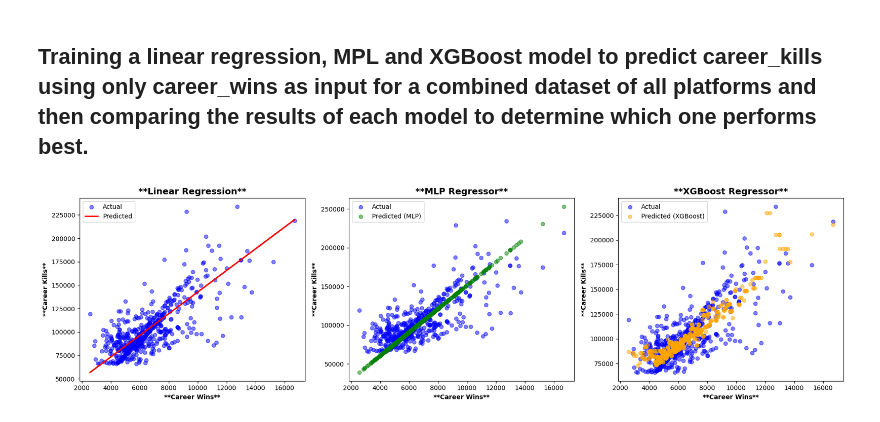
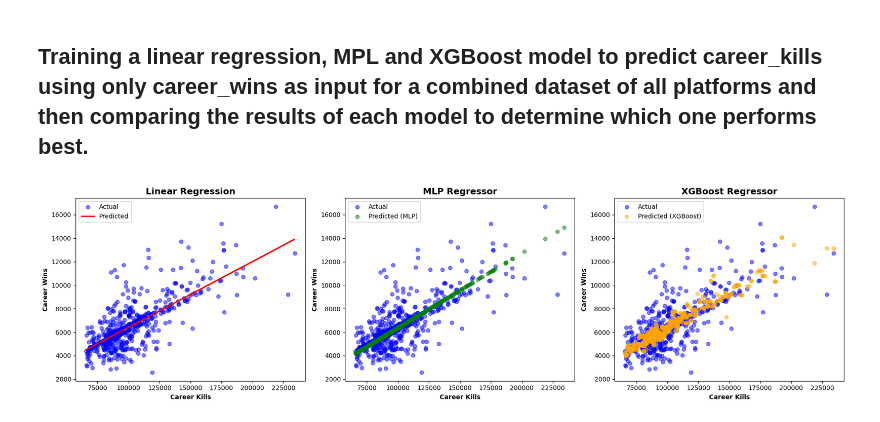
Before and after one commit to AltaafAlly/Apex-Legends-Dataset, a Jupyter notebook: Career_Stats_Dataset/Dataset_Individual.ipynb, the cells around one changed output. Drawn from its saved outputs; the diff is of its cells as text; code cells hidden in the pictures.

Commit message:
Added Legends model

```diff
--- a/Career_Stats_Dataset/Dataset_Individual.ipynb
+++ b/Career_Stats_Dataset/Dataset_Individual.ipynb
@@ -155,72 +155,72 @@ import matplotlib.pyplot as plt
 combined_df = pd.concat([pc_df, ps4_df, xbox_df], ignore_index=True)
 combined_df['platform'] = combined_df['platform'].astype('category').cat.codes  # Encode platform as numeric
 
-# Linear regression: Predict career_kills using only career_wins as input
-X_wins = combined_df[['career_wins']]
-y_kills = combined_df['career_kills']
+# Predict career_wins using only career_kills as input
+X_kills = combined_df[['career_kills']]
+y_wins = combined_df['career_wins']
 
 # Split into train and test sets
-X_train_wins, X_test_wins, y_train_kills, y_test_kills = train_test_split(X_wins, y_kills, test_size=0.2, random_state=42)
+X_train_kills, X_test_kills, y_train_wins, y_test_wins = train_test_split(X_kills, y_wins, test_size=0.2, random_state=42)
 
 # Train linear regression model
-lr_wins = LinearRegression()
-lr_wins.fit(X_train_wins, y_train_kills)
-y_pred_kills = lr_wins.predict(X_test_wins)
+lr_kills = LinearRegression()
+lr_kills.fit(X_train_kills, y_train_wins)
+y_pred_wins_lr = lr_kills.predict(X_test_kills)
 
-# MLP: Predict career_kills using only career_wins as input
-mlp_wins = MLPRegressor(hidden_layer_sizes=(64, 32), max_iter=500, random_state=42)
-mlp_wins.fit(X_train_wins, y_train_kills)
-y_pred_kills_mlp = mlp_wins.predict(X_test_wins)
+# MLP: Predict career_wins using only career_kills as input
+mlp_kills = MLPRegressor(hidden_layer_sizes=(64, 32), max_iter=500, random_state=42)
+mlp_kills.fit(X_train_kills, y_train_wins)
+y_pred_wins_mlp = mlp_kills.predict(X_test_kills)
 
-# XGBoost: Predict career_kills using only career_wins as input
-xgb_wins = XGBRegressor(n_estimators=100, random_state=42)
-xgb_wins.fit(X_train_wins, y_train_kills)
-y_pred_kills_xgb = xgb_wins.predict(X_test_wins)
+# XGBoost: Predict career_wins using only career_kills as input
+xgb_kills = XGBRegressor(n_estimators=100, random_state=42)
+xgb_kills.fit(X_train_kills, y_train_wins)
+y_pred_wins_xgb = xgb_kills.predict(X_test_kills)
 
 # Plot all results side by side
 plt.figure(figsize=(18, 5))
 
 # Linear Regression
 plt.subplot(1, 3, 1)
-plt.scatter(X_test_wins, y_test_kills, color='blue', alpha=0.5, label='Actual')
-plt.plot(X_test_wins, y_pred_kills, color='red', linewidth=2, label='Predicted')
-plt.title('**Linear Regression**', fontsize=14, fontweight='bold')
-plt.xlabel('**Career Wins**', fontweight='bold')
-plt.ylabel('**Career Kills**', fontweight='bold')
+plt.scatter(X_test_kills, y_test_wins, color='blue', alpha=0.5, label='Actual')
+plt.plot(X_test_kills, y_pred_wins_lr, color='red', linewidth=2, label='Predicted')
+plt.title('Linear Regression', fontsize=14, fontweight='bold')
+plt.xlabel('Career Kills', fontweight='bold')
+plt.ylabel('Career Wins', fontweight='bold')
 plt.legend()
 
 # MLP
 plt.subplot(1, 3, 2)
-plt.scatter(X_test_wins, y_test_kills, color='blue', alpha=0.5, label='Actual')
-plt.scatter(X_test_wins, y_pred_kills_mlp, color='green', alpha=0.5, label='Predicted (MLP)')
-plt.title('**MLP Regressor**', fontsize=14, fontweight='bold')
-plt.xlabel('**Career Wins**', fontweight='bold')
-plt.ylabel('**Career Kills**', fontweight='bold')
+plt.scatter(X_test_kills, y_test_wins, color='blue', alpha=0.5, label='Actual')
+plt.scatter(X_test_kills, y_pred_wins_mlp, color='green', alpha=0.5, label='Predicted (MLP)')
+plt.title('MLP Regressor', fontsize=14, fontweight='bold')
+plt.xlabel('Career Kills', fontweight='bold')
+plt.ylabel('Career Wins', fontweight='bold')
 plt.legend()
 
 # XGBoost
 plt.subplot(1, 3, 3)
-plt.scatter(X_test_wins, y_test_kills, color='blue', alpha=0.5, label='Actual')
-plt.scatter(X_test_wins, y_pred_kills_xgb, color='orange', alpha=0.5, label='Predicted (XGBoost)')
-plt.title('**XGBoost Regressor**', fontsize=14, fontweight='bold')
-plt.xlabel('**Career Wins**', fontweight='bold')
-plt.ylabel('**Career Kills**', fontweight='bold')
+plt.scatter(X_test_kills, y_test_wins, color='blue', alpha=0.5, label='Actual')
+plt.scatter(X_test_kills, y_pred_wins_xgb, color='orange', alpha=0.5, label='Predicted (XGBoost)')
+plt.title('XGBoost Regressor', fontsize=14, fontweight='bold')
+plt.xlabel('Career Kills', fontweight='bold')
+plt.ylabel('Career Wins', fontweight='bold')
 plt.legend()
 
 plt.tight_layout()
 plt.show()
 
 # Print results at the end
-print("Linear Regression: Predicting Kills from Wins")
-print("MSE:", mean_squared_error(y_test_kills, y_pred_kills))
-print("R2:", r2_score(y_test_kills, y_pred_kills))
+print("Linear Regression: Predicting Wins from Kills")
+print("MSE:", mean_squared_error(y_test_wins, y_pred_wins_lr))
+print("R2:", r2_score(y_test_wins, y_pred_wins_lr))
 
-print("\nMLP Regressor: Predicting Kills from Wins")
-print("MSE:", mean_squared_error(y_test_kills, y_pred_kills_mlp))
-print("R2:", r2_score(y_test_kills, y_pred_kills_mlp))
+print("\nMLP Regressor: Predicting Wins from Kills")
+print("MSE:", mean_squared_error(y_test_wins, y_pred_wins_mlp))
+print("R2:", r2_score(y_test_wins, y_pred_wins_mlp))
 
-print("\nXGBoost: Predicting Kills from Wins")
-print("MSE:", mean_squared_error(y_test_kills, y_pred_kills_xgb))
-print("R2:", r2_score(y_test_kills, y_pred_kills_xgb))
+print("\nXGBoost: Predicting Wins from Kills")
+print("MSE:", mean_squared_error(y_test_wins, y_pred_wins_xgb))
+print("R2:", r2_score(y_test_wins, y_pred_wins_xgb))
 # %% [output]
-[figure, old version]
+[figure, new version]
```
Also changed, not shown: parts of 1 cell of this notebook, 1 other file.
